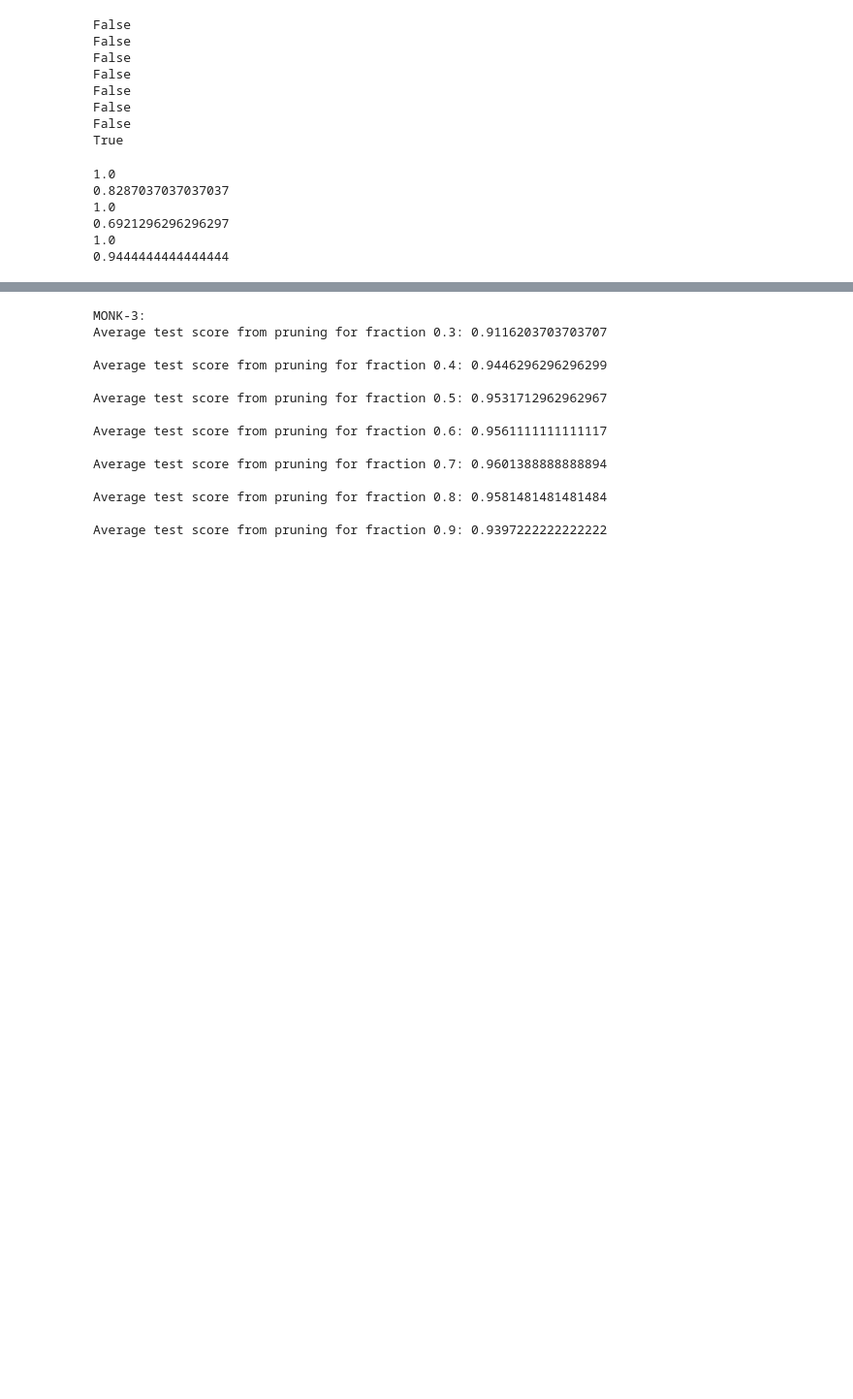
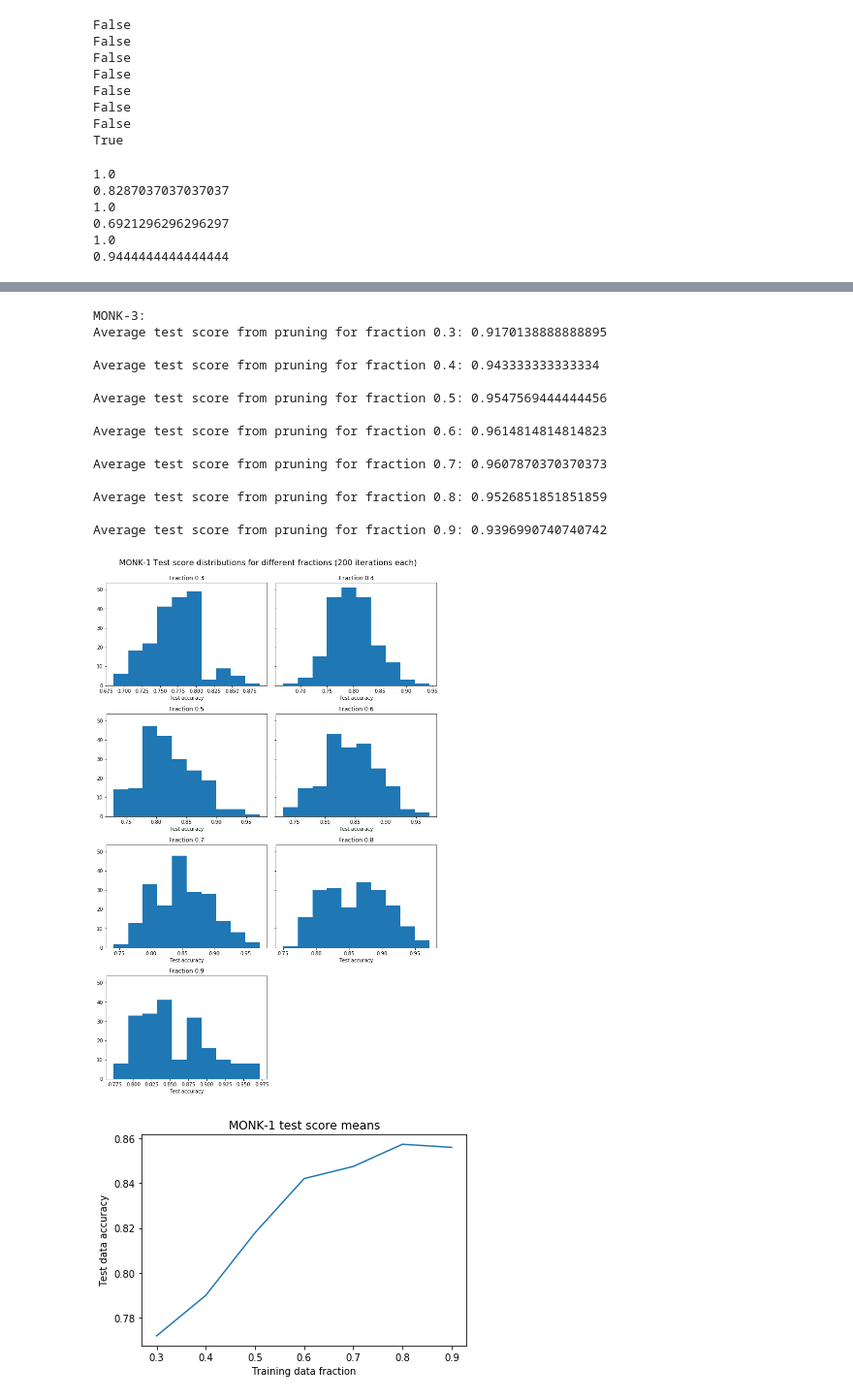
Before and after one commit to navidfarhadi/KTH-DD2421-Machine-Learning, a Jupyter notebook: Lab 1/lab1.ipynb, the cells around one changed output, grey strips where cells are left out. Shown: that part at 97% size. Saved outputs shown, nothing was run; the diff lists cells and outputs as text; code cells hidden in the pictures; blank space fills up the shorter version.

Commit message:
Plots added

```diff
--- a/Lab 1/lab1.ipynb
+++ b/Lab 1/lab1.ipynb
@@ -157,10 +158,12 @@ def prune_while_improving(tree, data, score = None):
     #print("Returning...")
     return best_score, best_tree
 # %%
+iterations_per_fraction = 200
+fractions = [.3, .4, .5, .6, .7, .8, .9]
+
 # MONK-1
 print("MONK-1:")
-iterations_per_fraction = 100
-fractions = [.3, .4, .5, .6, .7, .8, .9]
+monk1_scores = []
 for frac in fractions:
     test_scores = []
     for i in range(iterations_per_fraction):
@@ -171,6 +174,7 @@ for frac in fractions:
         test_scores.append(dtree.check(best_tree, m.monk1test))
 
     average_test_score = sum(test_scores) / iterations_per_fraction
+    monk1_scores.append(test_scores)
     print("Average test score from pruning for fraction {}: {}\n".format(frac, average_test_score))
 # %% [output]
 MONK-1:
@@ -190,8 +194,7 @@ Average test score from pruning for fraction 0.9: 0.8552314814814818
 # %%
 # MONK-3
 print("MONK-3:")
-iterations_per_fraction = 100
-fractions = [.3, .4, .5, .6, .7, .8, .9]
+monk3_scores = []
 for frac in fractions:
     test_scores = []
     for i in range(iterations_per_fraction):
@@ -202,19 +205,45 @@ for frac in fractions:
         test_scores.append(dtree.check(best_tree, m.monk3test))
 
     average_test_score = sum(test_scores) / iterations_per_fraction
+    monk3_scores.append(test_scores)
     print("Average test score from pruning for fraction {}: {}\n".format(frac, average_test_score))
 # %% [output]
 MONK-3:
-Average test score from pruning for fraction 0.3: 0.9116203703703707
+Average test score from pruning for fraction 0.3: 0.9170138888888895
 
-Average test score from pruning for fraction 0.4: 0.9446296296296299
+Average test score from pruning for fraction 0.4: 0.943333333333334
 
-Average test score from pruning for fraction 0.5: 0.9531712962962967
+Average test score from pruning for fraction 0.5: 0.9547569444444456
 
-Average test score from pruning for fraction 0.6: 0.9561111111111117
+Average test score from pruning for fraction 0.6: 0.9614814814814823
 
-Average test score from pruning for fraction 0.7: 0.9601388888888894
+Average test score from pruning for fraction 0.7: 0.9607870370370373
 
-Average test score from pruning for fraction 0.8: 0.9581481481481484
+Average test score from pruning for fraction 0.8: 0.9526851851851859
 
-Average test score from pruning for fraction 0.9: 0.9397222222222222
+Average test score from pruning for fraction 0.9: 0.9396990740740742
+# %%
+import matplotlib.pyplot as plt
+
+monk1_means = [sum(scores)/len(scores) for scores in monk1_scores]
+
+fig1, axs1 = plt.subplots(4,2, figsize=(10,15), sharey=True, tight_layout=True)
+for i, frac in enumerate(fractions):
+    figure = axs1.flatten()[i]
+    figure.hist(monk1_scores[i])
+    figure.set_xlabel("Test accuracy")
+    figure.set_title("Fraction {}".format(frac))
+
+fig1.suptitle("MONK-1 Test score distributions for different fractions ({} iterations each)".format(iterations_per_fraction), fontsize=16, y=1.02)
+fig1.delaxes(axs1[3][1])
+
+plt.figure()
+plt.plot([.3, .4, .5, .6, .7, .8, .9], monk1_means)
+plt.ylabel('Test data accuracy')
+plt.xlabel('Training data fraction')
+plt.title("MONK-1 test score means")
+
+plt.show()
+# %% [output]
+[figure, added]
+[figure, added]
```
Also changed, not shown: parts of 3 cells of this notebook.
